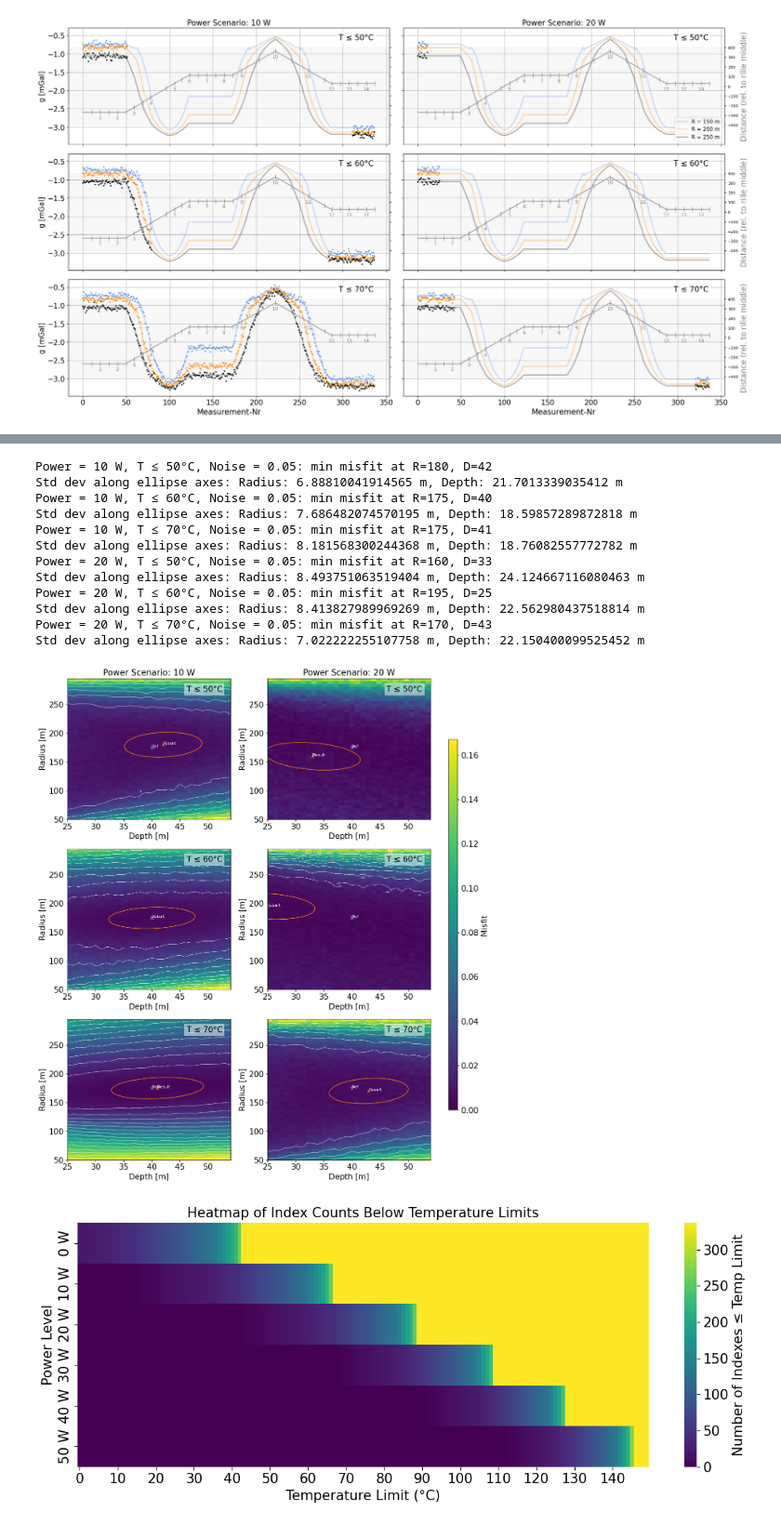
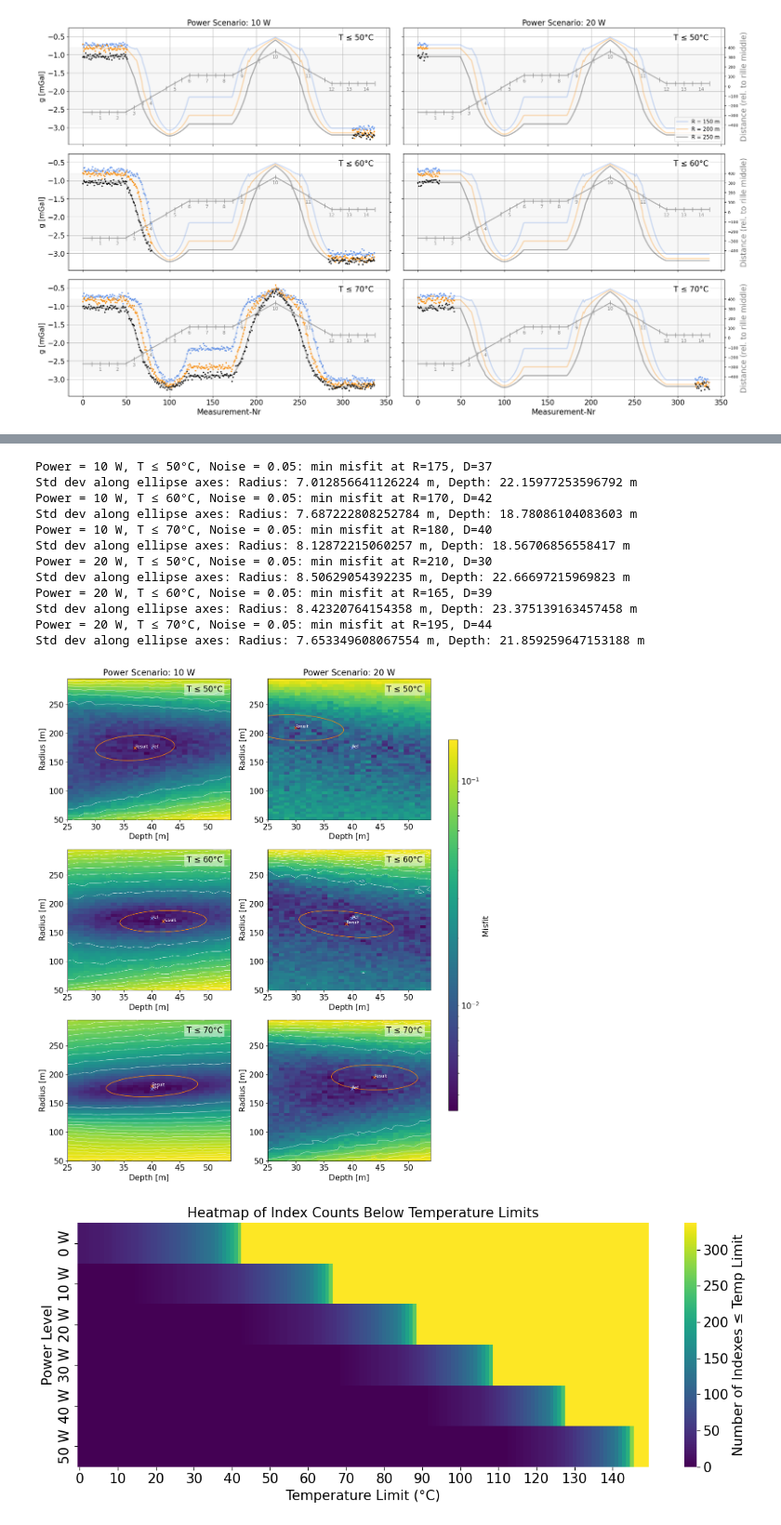
Before and after one commit to YaraLuginbuehl/LL_YaraLug, a Jupyter notebook: FinalCode/Fig3_234_ConOps.ipynb, the cells around one changed output, grey strips where cells are left out. Shown at 93% size. Saved outputs shown, nothing was run; the diff lists cells and outputs as text; code cells hidden in the pictures.

```diff
--- a/FinalCode/Fig3_234_ConOps.ipynb
+++ b/FinalCode/Fig3_234_ConOps.ipynb
@@ -513,7 +514,7 @@ def plot_misfit_temp_limited_multiple_powers(pow_idx_list, noise_std, temperatur
 
             im = ax.imshow(misfit_matrix, origin='lower', aspect='auto',
                            extent=[depths[0], depths[-1], radii[0], radii[-1]],
-                           vmin=vmin, vmax=vmax)
+                           norm=mcolors.LogNorm())
             xx, yy = np.meshgrid(depths, radii)
             if ax != axes[0,1]:
                 ax.contour(xx, yy, misfit_matrix, levels = np.arange(np.min(misfit_matrix), np.max(misfit_matrix), 0.02), colors = "white", linewidths=0.5)
@@ -542,47 +543,50 @@ def plot_misfit_temp_limited_multiple_powers(pow_idx_list, noise_std, temperatur
             center = (d_min, r_min)
             radius = 50
             distances = np.sqrt((x_flat - center[0]) ** 2 + (y_flat - center[1]) ** 2)
             mask = distances <= radius
             x_sub = x_flat[mask]
             y_sub = y_flat[mask]
             weights_sub = np.exp(-misfits_flat[mask] / misfits_flat[mask].std())
 
             ell, cov = confidence_ellipse_at_point(x_sub, y_sub, ax, center_point=center, n_std=1,
                                         edgecolor='darkorange', weights=weights_sub)
             ax.set_xlim(depths[0], depths[-1])
             ax.set_ylim(radii[0], radii[-1])
             ax.text(0.95, 0.95, f"T ≤ {temp_limit}°C",
                 transform=ax.transAxes,
                 ha='right', va='top',
                 bbox=dict(facecolor='white', alpha=0.5, edgecolor='none'))
 
             print(f"Power = {power[power_index]} W, T ≤ {temp_limit}°C, Noise = {noise_std}: min misfit at R={r_min}, D={d_min}")
             print(f"Std dev along ellipse axes: Radius: {np.sqrt(cov[0,0])} m, Depth: {np.sqrt(cov[1,1])} m")
 
 
     cbar_ax = fig.add_axes([0.92, 0.15, 0.02, 0.7])
-    fig.colorbar(im, cax=cbar_ax, label="Misfit")
+
+    cbar = fig.colorbar(im, cax=cbar_ax, label="Misfit")
+    cbar.locator = LogLocator(base=10, subs=np.arange(0, 10) * 0.1, numticks=15)
+    cbar.update_ticks()
     plt.tight_layout(rect=[0, 0, 0.9, 1])
     plt.savefig(f"Outputs/misfit{temperature_limits[0]}{temperature_limits[1]}.png")
     plt.show()
 
 
 plot_misfit_temp_limited_multiple_powers(pow_idx_list=[1, 2], noise_std=0.05,
                                          temperature_limits=[50,60,70])
 # %% [output]
-Power = 10 W, T ≤ 50°C, Noise = 0.05: min misfit at R=180, D=42
-Std dev along ellipse axes: Radius: 6.88810041914565 m, Depth: 21.7013339035412 m
-Power = 10 W, T ≤ 60°C, Noise = 0.05: min misfit at R=175, D=40
-Std dev along ellipse axes: Radius: 7.686482074570195 m, Depth: 18.59857289872818 m
-Power = 10 W, T ≤ 70°C, Noise = 0.05: min misfit at R=175, D=41
-Std dev along ellipse axes: Radius: 8.181568300244368 m, Depth: 18.76082557772782 m
-Power = 20 W, T ≤ 50°C, Noise = 0.05: min misfit at R=160, D=33
-Std dev along ellipse axes: Radius: 8.493751063519404 m, Depth: 24.124667116080463 m
-Power = 20 W, T ≤ 60°C, Noise = 0.05: min misfit at R=195, D=25
-Std dev along ellipse axes: Radius: 8.413827989969269 m, Depth: 22.562980437518814 m
-Power = 20 W, T ≤ 70°C, Noise = 0.05: min misfit at R=170, D=43
-Std dev along ellipse axes: Radius: 7.022222255107758 m, Depth: 22.150400099525452 m
+Power = 10 W, T ≤ 50°C, Noise = 0.05: min misfit at R=175, D=37
+Std dev along ellipse axes: Radius: 7.012856641126224 m, Depth: 22.15977253596792 m
+Power = 10 W, T ≤ 60°C, Noise = 0.05: min misfit at R=170, D=42
+Std dev along ellipse axes: Radius: 7.687222808252784 m, Depth: 18.78086104083603 m
+Power = 10 W, T ≤ 70°C, Noise = 0.05: min misfit at R=180, D=40
+Std dev along ellipse axes: Radius: 8.12872215060257 m, Depth: 18.56706856558417 m
+Power = 20 W, T ≤ 50°C, Noise = 0.05: min misfit at R=210, D=30
+Std dev along ellipse axes: Radius: 8.50629054392235 m, Depth: 22.66697215969823 m
+Power = 20 W, T ≤ 60°C, Noise = 0.05: min misfit at R=165, D=39
+Std dev along ellipse axes: Radius: 8.42320764154358 m, Depth: 23.375139163457458 m
+Power = 20 W, T ≤ 70°C, Noise = 0.05: min misfit at R=195, D=44
+Std dev along ellipse axes: Radius: 7.653349608067554 m, Depth: 21.859259647153188 m
-[figure, old version]
+[figure, new version]
 # %%
 
 # Define temperature limits
```
Also changed, not shown: parts of 4 cells of this notebook, 5 other files.
